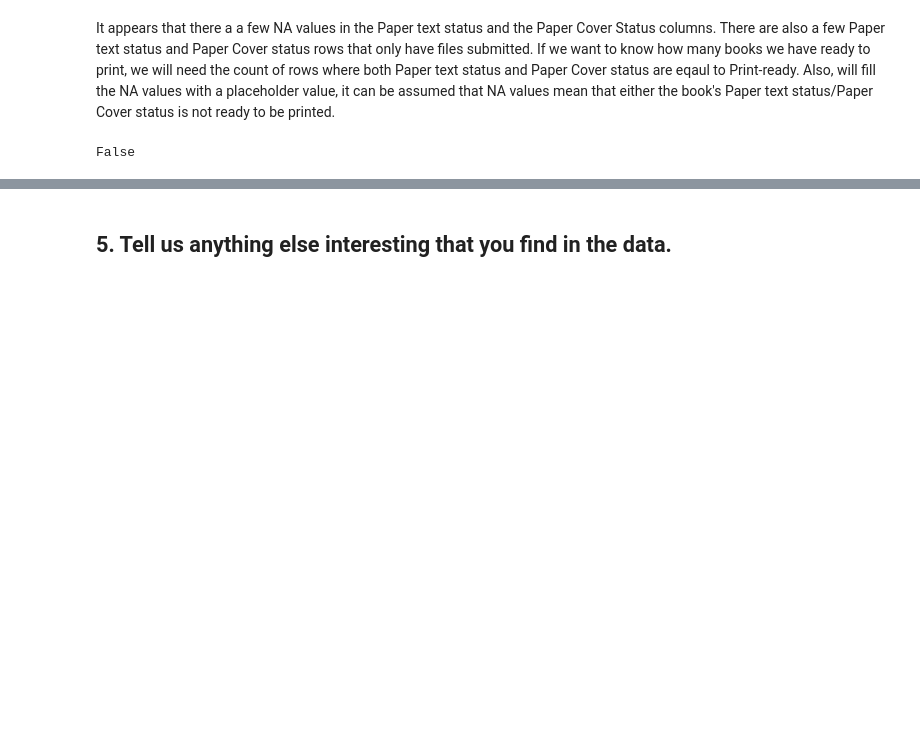
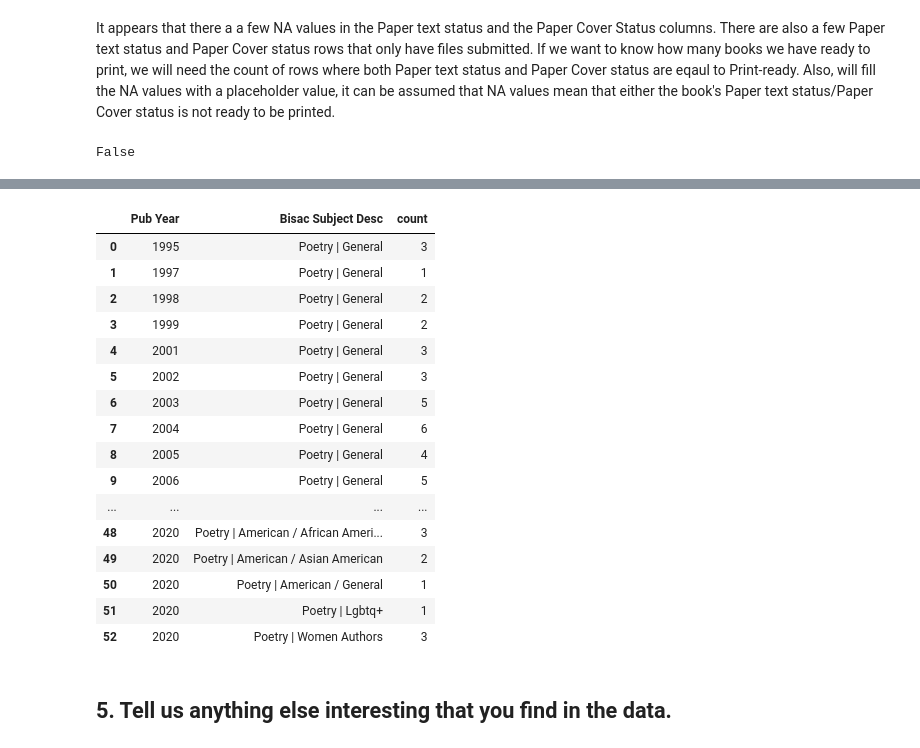
Before and after one commit to Achan40/uofc-data-analyst-challenge, a Jupyter notebook: notebook/answer.ipynb, the cells around one changed output, grey strips where cells are left out. Cells and saved outputs as stored; diff of their text form; code cells hidden in the pictures; blank space fills up the shorter version.

```diff
--- a/notebook/answer.ipynb
+++ b/notebook/answer.ipynb
@@ -218,0 +240,6 @@ q3.groupby(['BISAC Status','Format','Paper text status','Paper Cover status']).s
+# %%
+# Make a copy of CrystalReportViewer
+q4 = TMD
+# Merge CrystalReportViewer and Sales_Detail_History using the ISBN as a primary key
+q4 = q4.merge(CISPUB, left_on='ISBN13', right_on='ISBN')[['ISBN', 'Pub Date','Bisac Subject Desc']]
+q4
@@ -218,0 +270,3 @@ q3.groupby(['BISAC Status','Format','Paper text status','Paper Cover status']).s
+# %%
+# Dropping duplicate rows
+q4.drop_duplicates(inplace=True)
@@ -218,0 +283,2 @@ q3.groupby(['BISAC Status','Format','Paper text status','Paper Cover status']).s
+# %%
+q4['Bisac Subject Desc'].fillna('No Info', inplace = True)
@@ -218,0 +293,4 @@ q3.groupby(['BISAC Status','Format','Paper text status','Paper Cover status']).s
+# %%
+# Make a year column
+q4['Pub Year'] = q4['Pub Date'].dt.to_period('Y')
+q4.head()
@@ -219,2 +304,22 @@ q3.groupby(['BISAC Status','Format','Paper text status','Paper Cover status']).s
+# %%
+q4.groupby(['Pub Year','Bisac Subject Desc'])['ISBN'].count().reset_index(name="count")
+# %% [output]
+|  | Pub Year | Bisac Subject Desc | count |
+| 0 | 1995 | Poetry | General | 3 |
+| 1 | 1997 | Poetry | General | 1 |
+| 2 | 1998 | Poetry | General | 2 |
+| 3 | 1999 | Poetry | General | 2 |
+| 4 | 2001 | Poetry | General | 3 |
+| 5 | 2002 | Poetry | General | 3 |
+| 6 | 2003 | Poetry | General | 5 |
+| 7 | 2004 | Poetry | General | 6 |
+| 8 | 2005 | Poetry | General | 4 |
+| 9 | 2006 | Poetry | General | 5 |
+| ... | ... | ... | ... |
+| 48 | 2020 | Poetry | American / African Ameri... | 3 |
+| 49 | 2020 | Poetry | American / Asian American | 2 |
+| 50 | 2020 | Poetry | American / General | 1 |
+| 51 | 2020 | Poetry | Lgbtq+ | 1 |
+| 52 | 2020 | Poetry | Women Authors | 3 |
 # %% [markdown]
 ## 5. Tell us anything else interesting that you find in the data.
```
Also changed, not shown: parts of 22 cells of this notebook.
